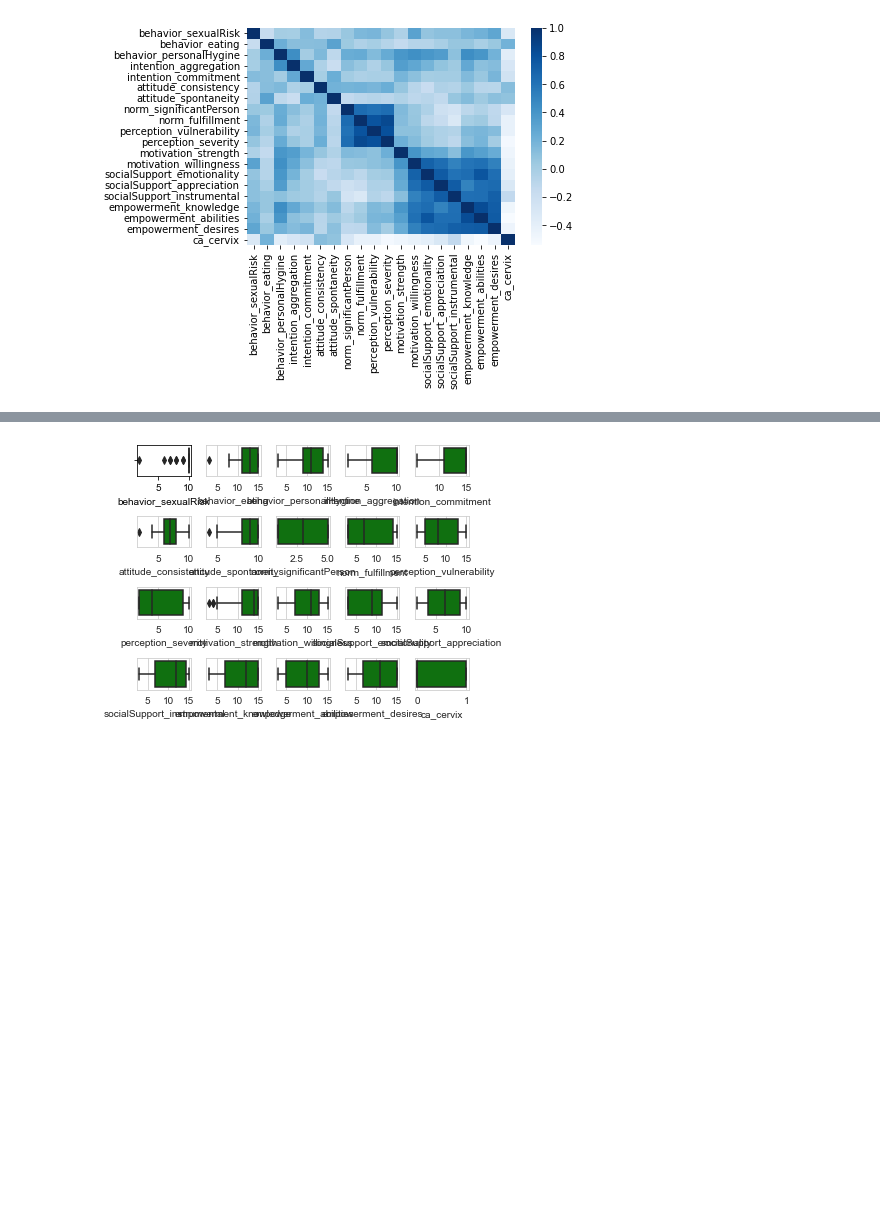
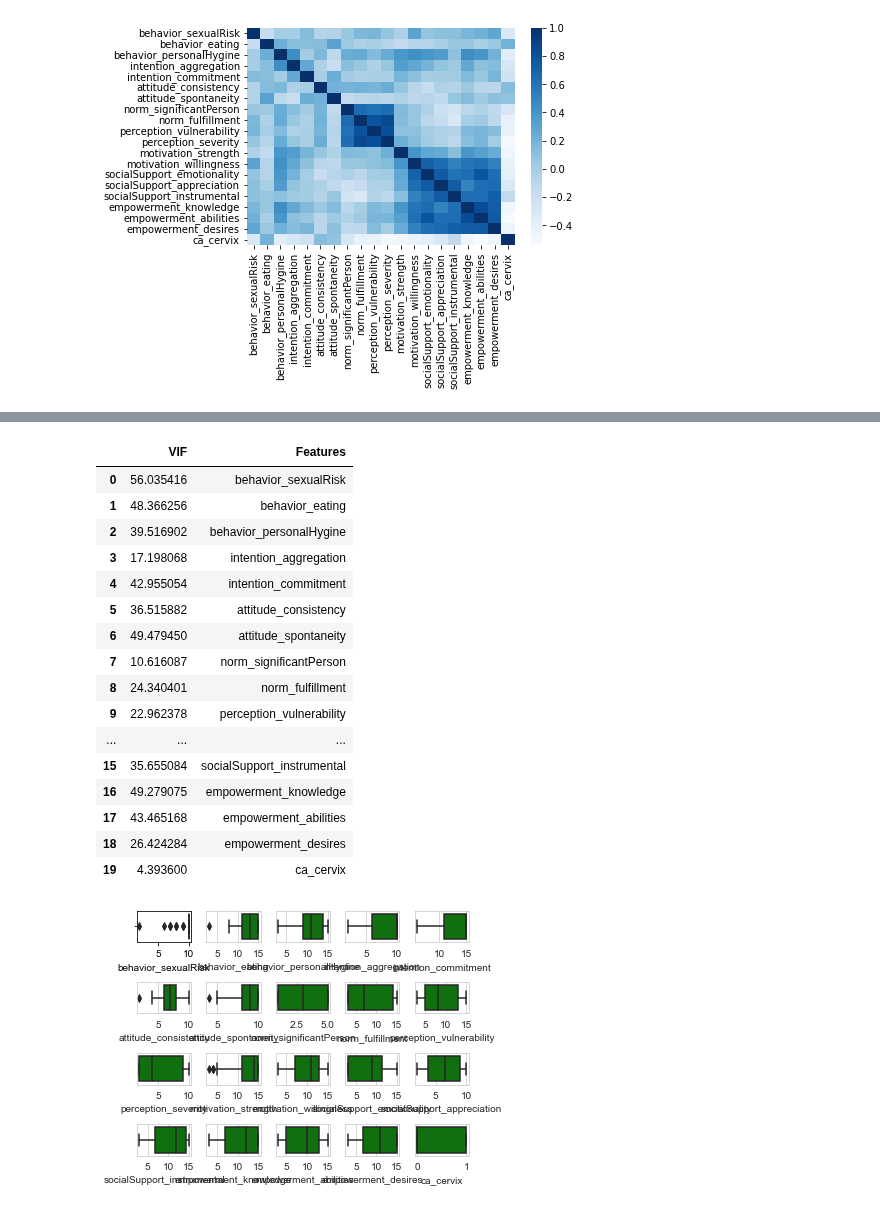
Before and after one commit to rrwabina/RADI605, a Jupyter notebook: 05 Adaptive Boosting/scripts/assignment.ipynb, the cells around one changed output, grey strips where cells are left out. Drawn from its saved outputs; the diff is of its cells as text; code cells hidden in the pictures; blank space fills up the shorter version.

```diff
--- a/05 Adaptive Boosting/scripts/assignment.ipynb
+++ b/05 Adaptive Boosting/scripts/assignment.ipynb
@@ -64,3 +108,26 @@ sns.heatmap(data.corr(),cmap = 'Blues', annot = False)
+# %%
+vif = pd.DataFrame()
+vif['VIF'] = [variance_inflation_factor(data.values, i) for i in range(data.shape[1])]
+vif['Features'] = data.columns
+vif
+# %% [output]
+|  | VIF | Features |
+| 0 | 56.035416 | behavior_sexualRisk |
+| 1 | 48.366256 | behavior_eating |
+| 2 | 39.516902 | behavior_personalHygine |
+| 3 | 17.198068 | intention_aggregation |
+| 4 | 42.955054 | intention_commitment |
+| 5 | 36.515882 | attitude_consistency |
+| 6 | 49.479450 | attitude_spontaneity |
+| 7 | 10.616087 | norm_significantPerson |
+| 8 | 24.340401 | norm_fulfillment |
+| 9 | 22.962378 | perception_vulnerability |
+| ... | ... | ... |
+| 15 | 35.655084 | socialSupport_instrumental |
+| 16 | 49.279075 | empowerment_knowledge |
+| 17 | 43.465168 | empowerment_abilities |
+| 18 | 26.424284 | empowerment_desires |
+| 19 | 4.393600 | ca_cervix |
 # %%
 l = data.columns.values
 number_of_columns= 5
```
Also changed, not shown: parts of 9 cells of this notebook.
